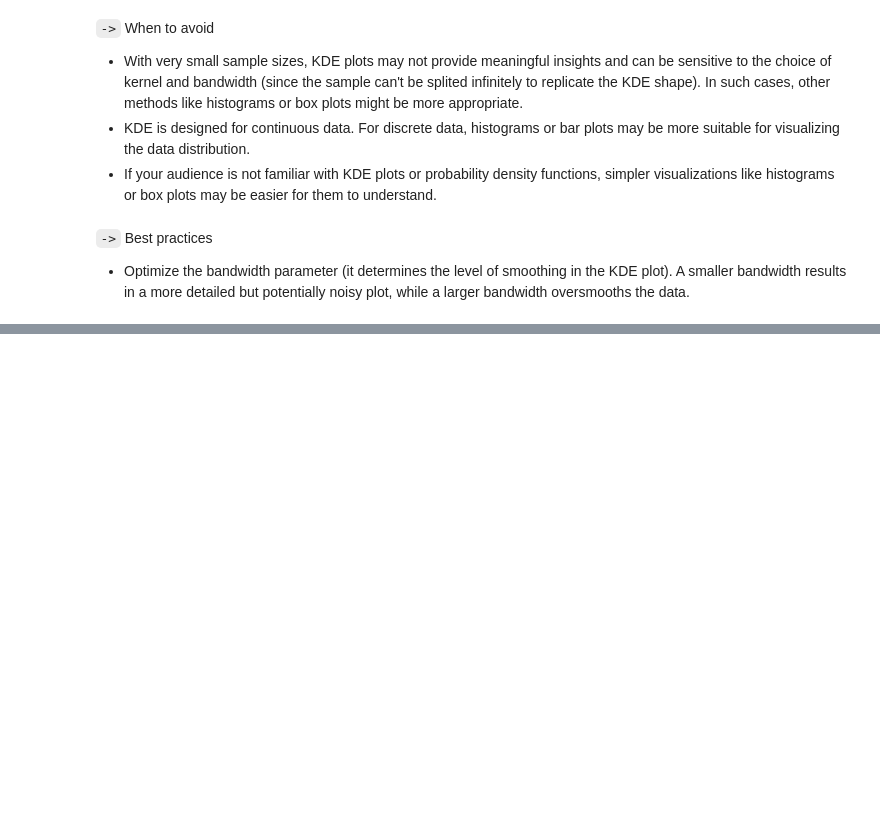
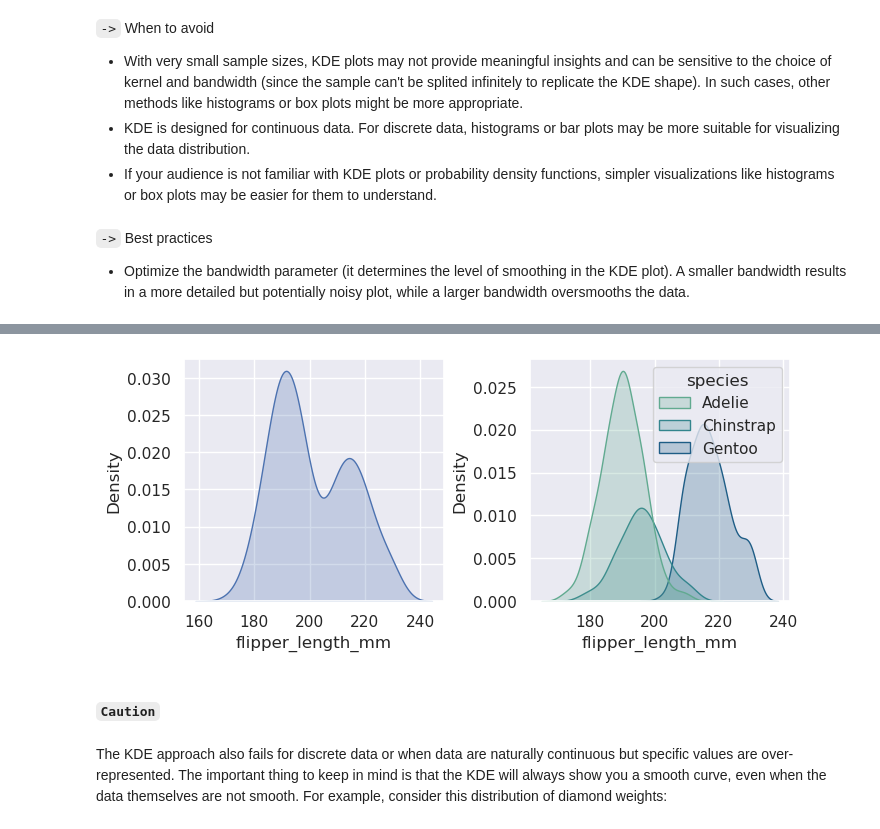
Before and after one commit to AindreaAjax/ML_Introduction, a Jupyter notebook: Data_Visualization/06_Visualizing_distributions.ipynb, the cells around one changed output, grey strips where cells are left out. Saved outputs shown, nothing was run; the diff lists cells and outputs as text; code cells hidden in the pictures; blank space fills up the shorter version.

```diff
--- a/Data_Visualization/06_Visualizing_distributions.ipynb
+++ b/Data_Visualization/06_Visualizing_distributions.ipynb
@@ -126,0 +165,13 @@ Kernel Density Estimation (KDE) plots are useful for visualizing the probability
+# %%
+fig, [ax0, ax1] = plt.subplots(1, 2, figsize=(7, 3), layout="constrained")
+
+sns.kdeplot(x=data.flipper_length_mm, fill=True, ax=ax0)
+sns.kdeplot(x=data.flipper_length_mm, hue=data.species, fill=True, palette="crest", ax=ax1)
+
+plt.show()
+# %% [output]
+[figure, added]
+# %% [markdown]
+##### **`Caution`**
+# %% [markdown]
+The KDE approach also fails for discrete data or when data are naturally continuous but specific values are over-represented. The important thing to keep in mind is that the KDE will always show you a smooth curve, even when the data themselves are not smooth. For example, consider this distribution of diamond weights:
```
Also changed, not shown: parts of 17 cells of this notebook.
